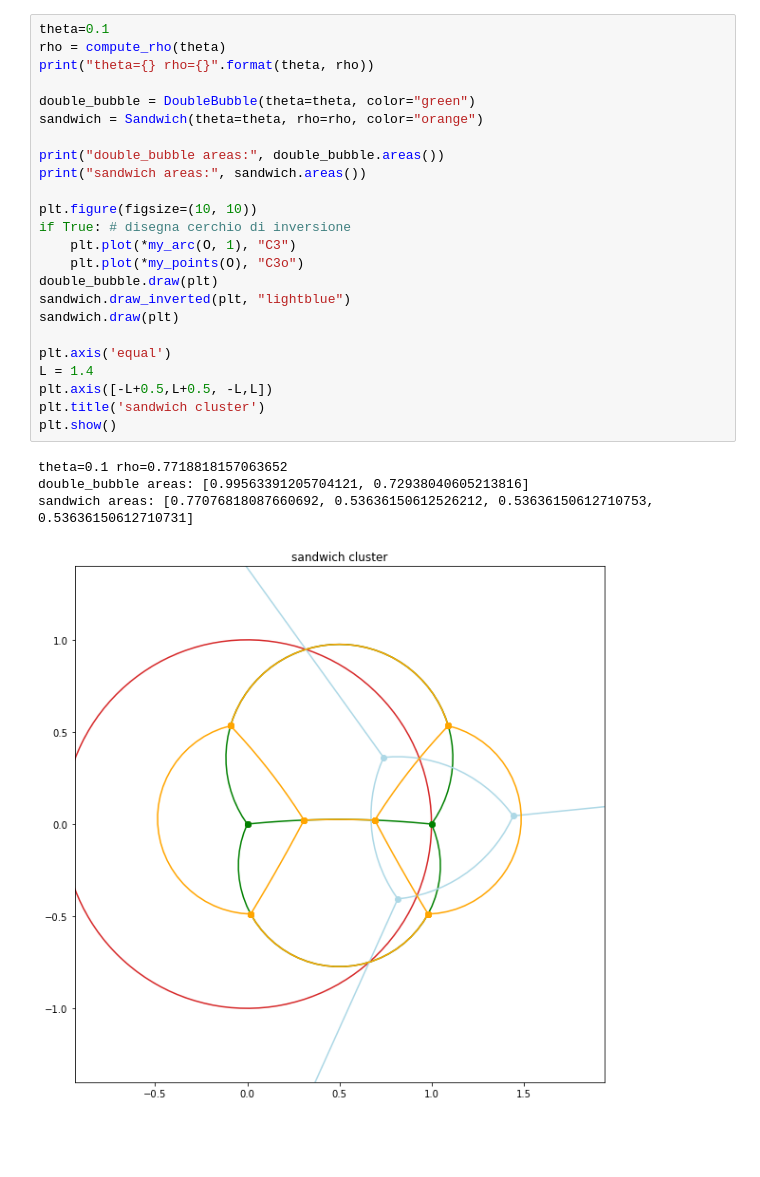
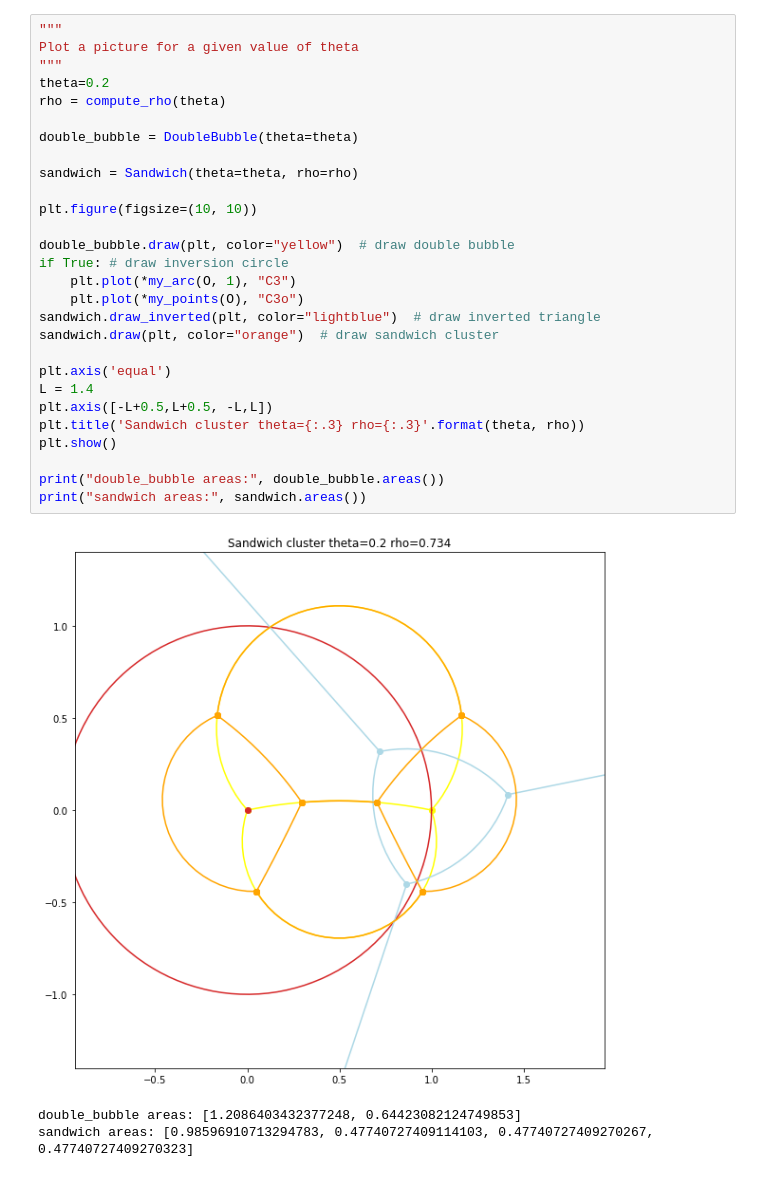
Before and after one commit to paolini/sandwich, a Jupyter notebook: sandwich+cluster.ipynb, the cells around one changed output. Drawn from its saved outputs; the diff is of its cells as text; blank space fills up the shorter version.

```diff
--- a/sandwich+cluster.ipynb
+++ b/sandwich+cluster.ipynb
@@ -263,31 +292,34 @@ def area_delta(theta):
     areas = Sandwich(theta=theta, rho=rho).areas()
     return areas[0] - areas[1]
 # %%
-theta=0.1
+"""
+Plot a picture for a given value of theta
+"""
+theta=0.2
 rho = compute_rho(theta)
-print("theta={} rho={}".format(theta, rho))
 
-double_bubble = DoubleBubble(theta=theta, color="green")
-sandwich = Sandwich(theta=theta, rho=rho, color="orange")
+double_bubble = DoubleBubble(theta=theta)
 
-print("double_bubble areas:", double_bubble.areas())
-print("sandwich areas:", sandwich.areas())
+sandwich = Sandwich(theta=theta, rho=rho)
 
 plt.figure(figsize=(10, 10))
-if True: # disegna cerchio di inversione
+
+double_bubble.draw(plt, color="yellow")  # draw double bubble
+if True: # draw inversion circle
     plt.plot(*my_arc(O, 1), "C3")
     plt.plot(*my_points(O), "C3o")
-double_bubble.draw(plt)
-sandwich.draw_inverted(plt, "lightblue")
-sandwich.draw(plt)
+sandwich.draw_inverted(plt, color="lightblue")  # draw inverted triangle
+sandwich.draw(plt, color="orange")  # draw sandwich cluster
 
 plt.axis('equal')
 L = 1.4
 plt.axis([-L+0.5,L+0.5, -L,L])
-plt.title('sandwich cluster')
+plt.title('Sandwich cluster theta={:.3} rho={:.3}'.format(theta, rho))
 plt.show()
+
+print("double_bubble areas:", double_bubble.areas())
+print("sandwich areas:", sandwich.areas())
 # %% [output]
+[figure, new version]
-theta=0.1 rho=0.7718818157063652
-double_bubble areas: [0.99563391205704121, 0.72938040605213816]
-sandwich areas: [0.77076818087660692, 0.53636150612526212, 0.53636150612710753, 0.53636150612710731]
+double_bubble areas: [1.2086403432377248, 0.64423082124749853]
+sandwich areas: [0.98596910713294783, 0.47740727409114103, 0.47740727409270267, 0.47740727409270323]
-[figure, old version]
```
Also changed, not shown: parts of 11 cells of this notebook.
